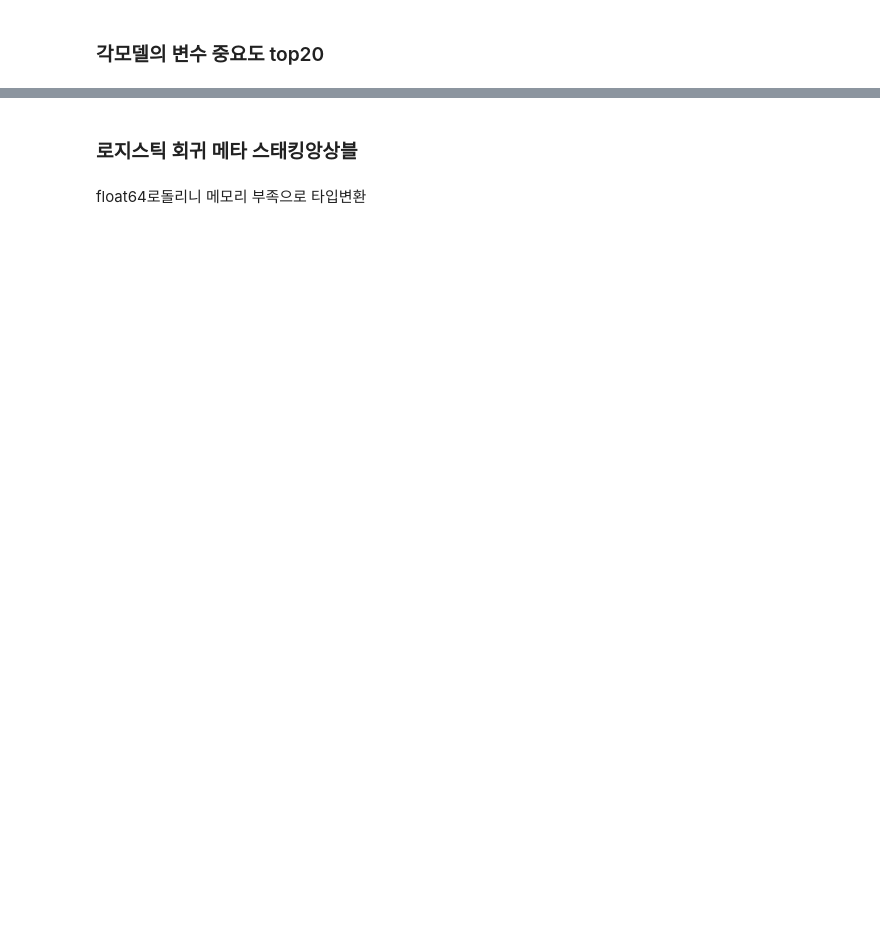
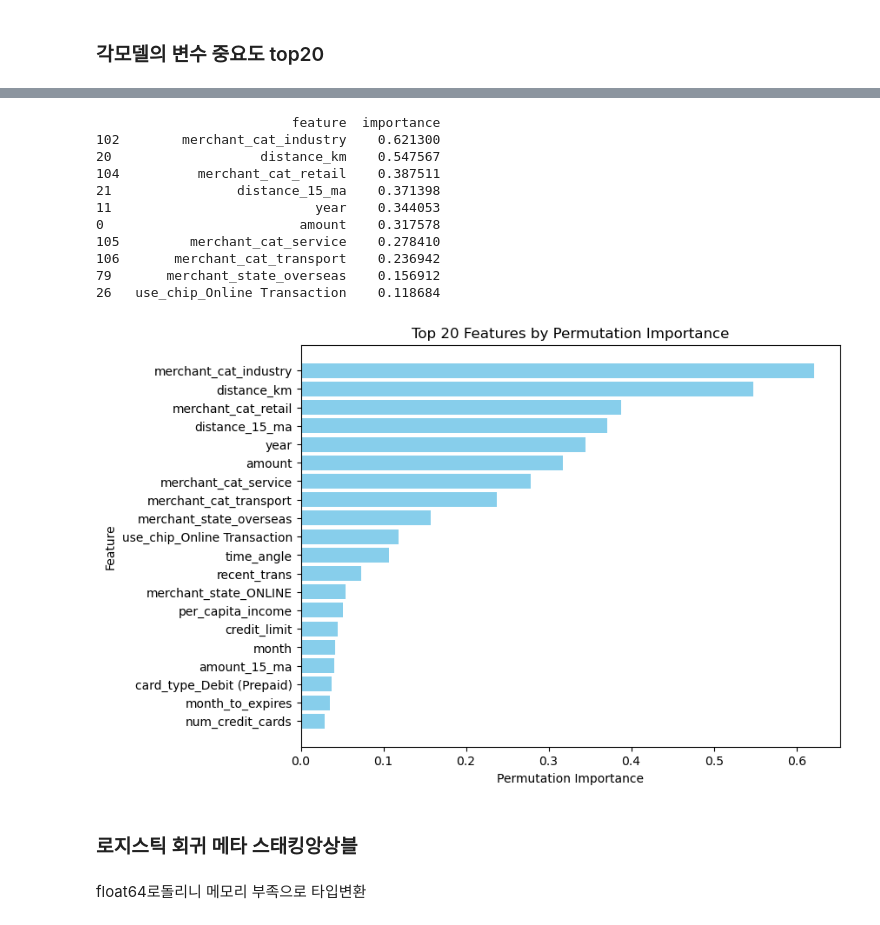
Before and after one commit to CYJ1226/-DS5-DATAThon, a Jupyter notebook: FraudDetection.ipynb, the cells around one changed output, grey strips where cells are left out. Drawn from its saved outputs; the diff is of its cells as text; code cells hidden in the pictures; blank space fills up the shorter version.

```diff
--- a/FraudDetection.ipynb
+++ b/FraudDetection.ipynb
@@ -1200,3 +1506,41 @@ plot_feature_importance("XGBoost", X_val.columns, fi_xgb)
+# %%
+result_xgb = permutation_importance(
+    xgb_model, X_val, y_val,
+    scoring="f1",
+    n_repeats=1,
+    random_state=42,
+    n_jobs=16
+)
+
+fi_xgb = pd.DataFrame({
+    "feature": X_val.columns,
+    "importance": result_xgb.importances_mean
+}).sort_values(by="importance", ascending=False)
+
+print(fi_xgb.head(10))
+
+top_features_xgb = fi_xgb.head(20)
+
+plt.figure(figsize=(8, 6))
+plt.barh(top_features_xgb["feature"], top_features_xgb["importance"], color="skyblue")
+plt.xlabel("Permutation Importance")
+plt.ylabel("Feature")
+plt.title("Top 20 Features by Permutation Importance")
+plt.gca().invert_yaxis()
+plt.show()
+# %% [output]
+                         feature  importance
+102        merchant_cat_industry    0.621300
+20                   distance_km    0.547567
+104          merchant_cat_retail    0.387511
+21                distance_15_ma    0.371398
+11                          year    0.344053
+0                         amount    0.317578
+105         merchant_cat_service    0.278410
+106       merchant_cat_transport    0.236942
+79       merchant_state_overseas    0.156912
+26   use_chip_Online Transaction    0.118684
+[figure, added]
 # %% [markdown]
 ### 로지스틱 회귀 메타 스태킹앙상블
 # %%
```
Also changed, not shown: parts of 25 cells of this notebook.
